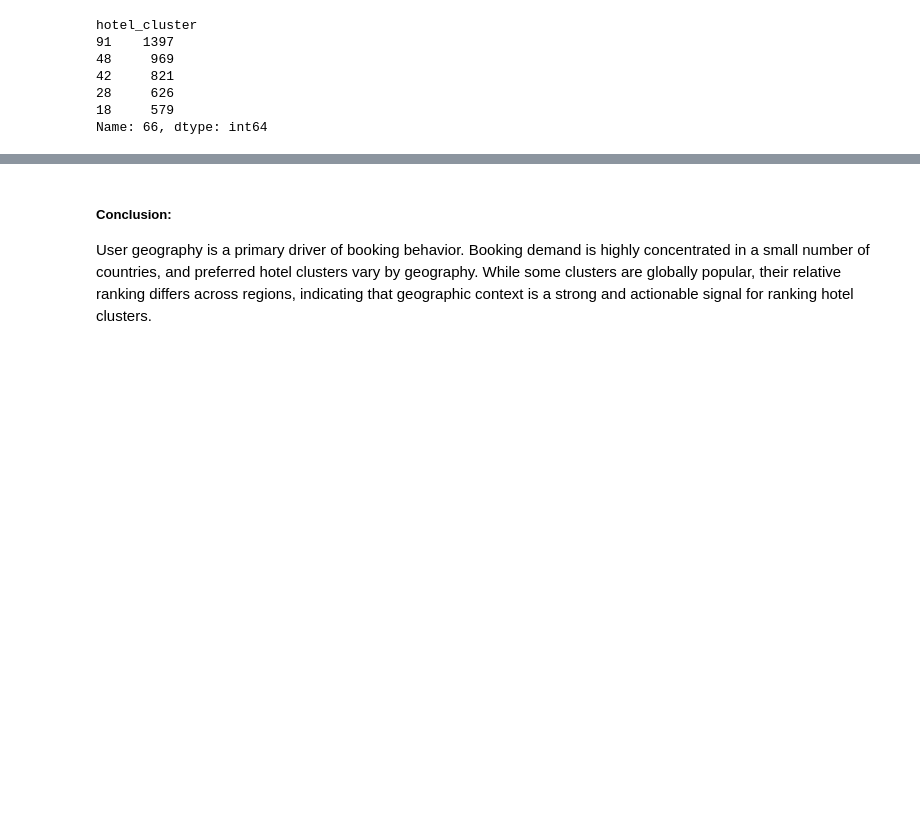
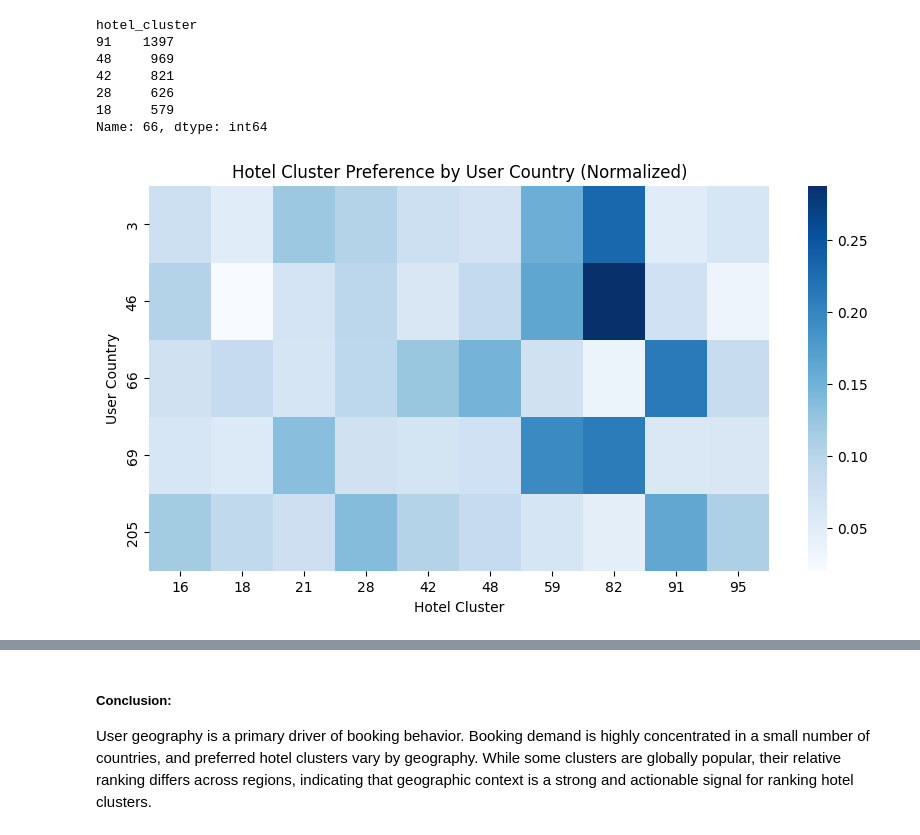
Before and after one commit to hallothere/ml_project, a Jupyter notebook: notebooks/EDA_expedia_sample.ipynb, the cells around one changed output, grey strips where cells are left out. Drawn from its saved outputs; the diff is of its cells as text; code cells hidden in the pictures; blank space fills up the shorter version.

Commit message:
some more plots on the EDA notebook

```diff
--- a/notebooks/EDA_expedia_sample.ipynb
+++ b/notebooks/EDA_expedia_sample.ipynb
@@ -182,3 +182,52 @@ hotel_cluster
 28     626
 18     579
 Name: 66, dtype: int64
+# %%
+import pandas as pd
+import seaborn as sns
+import matplotlib.pyplot as plt
+
+# pick top countries to keep it readable
+top_countries = (
+    df_bookings_large["user_location_country"]
+    .value_counts()
+    .head(5)
+    .index
+)
+
+# pick top clusters overall
+top_clusters = (
+    df_bookings_large["hotel_cluster"]
+    .value_counts()
+    .head(10)
+    .index
+)
+
+# filter data
+df_geo = df_bookings_large[
+    df_bookings_large["user_location_country"].isin(top_countries)
+    & df_bookings_large["hotel_cluster"].isin(top_clusters)
+]
+
+# pivot table: country x cluster
+pivot = pd.pivot_table(
+    df_geo,
+    index="user_location_country",
+    columns="hotel_cluster",
+    values="is_booking",
+    aggfunc="count",
+    fill_value=0
+)
+
+# normalize per country to show ranking preference (important!)
+pivot_norm = pivot.div(pivot.sum(axis=1), axis=0)
+
+# plot
+plt.figure(figsize=(10, 5))
+sns.heatmap(pivot_norm, cmap="Blues")
+plt.title("Hotel Cluster Preference by User Country (Normalized)")
+plt.xlabel("Hotel Cluster")
+plt.ylabel("User Country")
+plt.show()
+# %% [output]
+[figure, added]
```
Also changed, not shown: parts of 9 cells of this notebook.
